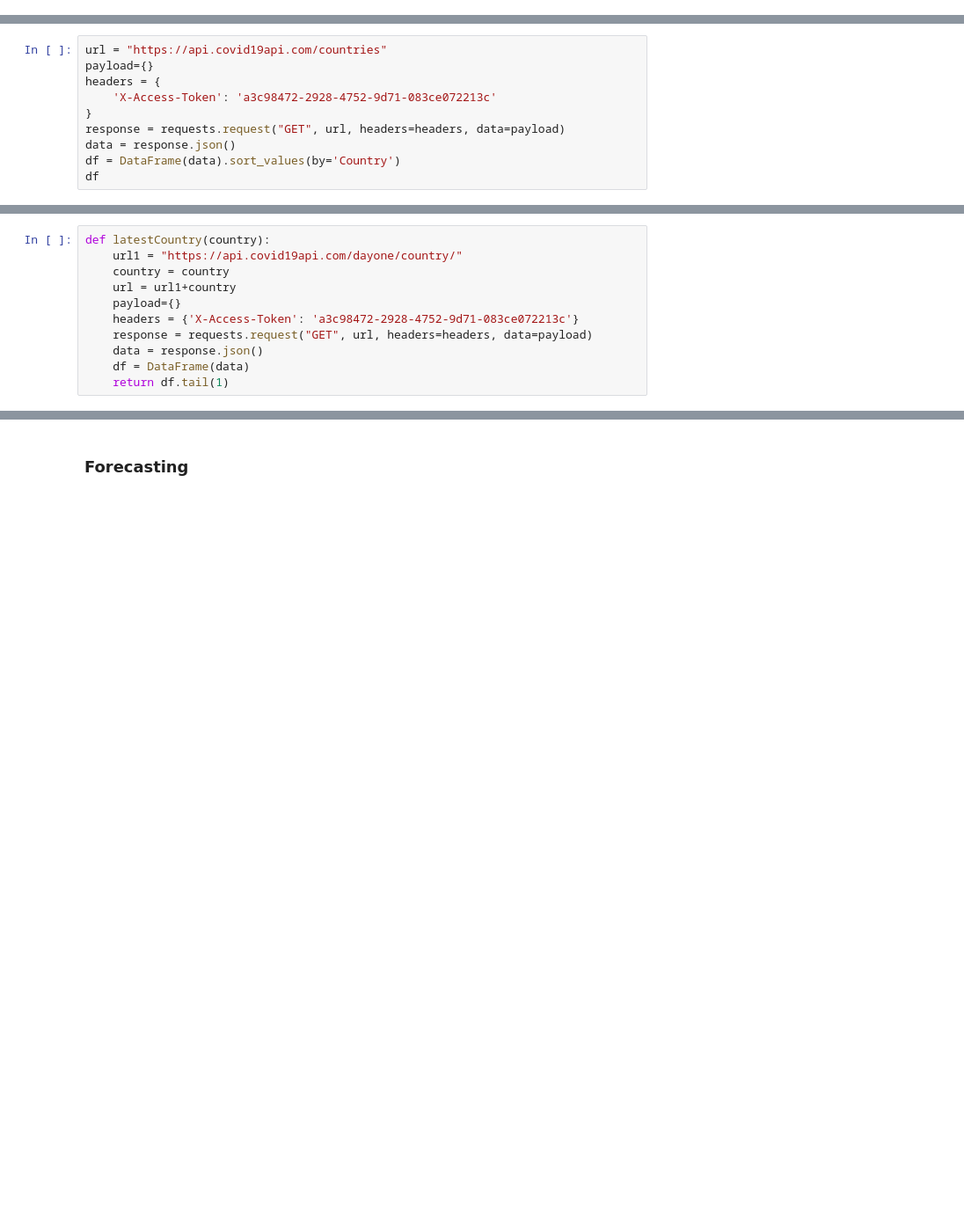
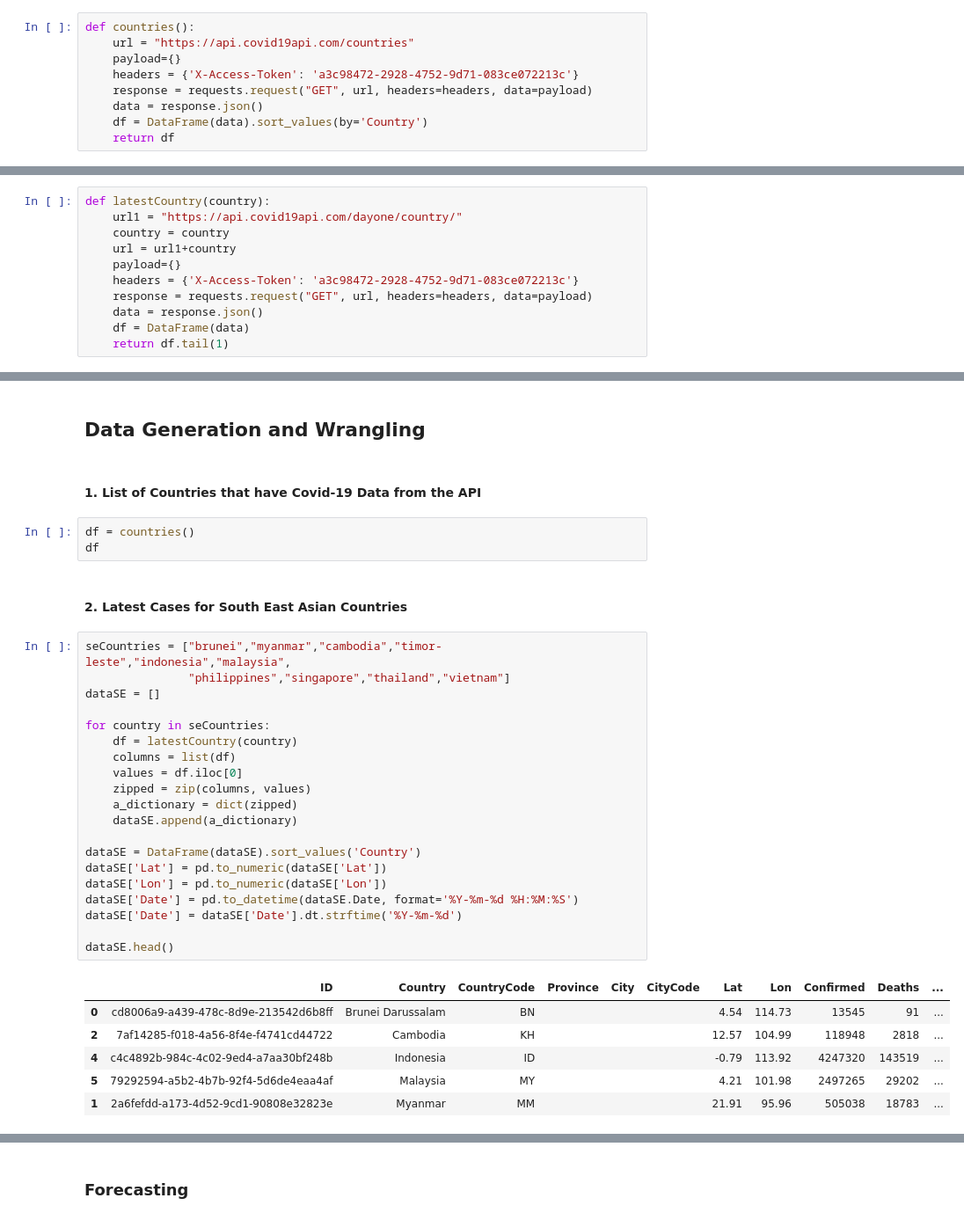
Before and after one commit to jerryendrina/535Practice, a Jupyter notebook: README.ipynb, the cells around one changed output, grey strips where cells are left out. Shown: that part at 88% size. Drawn from its saved outputs; the diff is of its cells as text; blank space fills up the shorter version.

```diff
--- a/README.ipynb
+++ b/README.ipynb
@@ -39,0 +40,9 @@ display(HTML("<style>.container { width:100% !important; }</style>"))
+# %%
+def countries():
+    url = "https://api.covid19api.com/countries"
+    payload={}
+    headers = {'X-Access-Token': 'a3c98472-2928-4752-9d71-083ce072213c'}
+    response = requests.request("GET", url, headers=headers, data=payload)
+    data = response.json()
+    df = DataFrame(data).sort_values(by='Country')
+    return df
@@ -53,10 +61,0 @@ def countryData(country):
-# %%
-url = "https://api.covid19api.com/countries"
-payload={}
-headers = {
-    'X-Access-Token': 'a3c98472-2928-4752-9d71-083ce072213c'
-}
-response = requests.request("GET", url, headers=headers, data=payload)
-data = response.json()
-df = DataFrame(data).sort_values(by='Country')
-df
@@ -254,0 +75,36 @@ fig.show()
+# %% [markdown]
+## Data Generation and  Wrangling
+# %% [markdown]
+#### 1. List of Countries that have Covid-19 Data from the API
+# %%
+df = countries()
+df
+# %% [markdown]
+#### 2. Latest Cases for South East Asian Countries
+# %%
+seCountries = ["brunei","myanmar","cambodia","timor-leste","indonesia","malaysia",
+               "philippines","singapore","thailand","vietnam"]
+dataSE = []
+
+for country in seCountries:
+    df = latestCountry(country)
+    columns = list(df)
+    values = df.iloc[0]
+    zipped = zip(columns, values)
+    a_dictionary = dict(zipped)
+    dataSE.append(a_dictionary)
+
+dataSE = DataFrame(dataSE).sort_values('Country')
+dataSE['Lat'] = pd.to_numeric(dataSE['Lat'])
+dataSE['Lon'] = pd.to_numeric(dataSE['Lon'])
+dataSE['Date'] = pd.to_datetime(dataSE.Date, format='%Y-%m-%d %H:%M:%S')
+dataSE['Date'] = dataSE['Date'].dt.strftime('%Y-%m-%d')
+
+dataSE.head()
+# %% [output]
+|  | ID | Country | CountryCode | Province | City | CityCode | Lat | Lon | Confirmed | Deaths | ... |
+| 0 | cd8006a9-a439-478c-8d9e-213542d6b8ff | Brunei Darussalam | BN |  |  |  | 4.54 | 114.73 | 13545 | 91 | ... |
+| 2 | 7af14285-f018-4a56-8f4e-f4741cd44722 | Cambodia | KH |  |  |  | 12.57 | 104.99 | 118948 | 2818 | ... |
+| 4 | c4c4892b-984c-4c02-9ed4-a7aa30bf248b | Indonesia | ID |  |  |  | -0.79 | 113.92 | 4247320 | 143519 | ... |
+| 5 | 79292594-a5b2-4b7b-92f4-5d6de4eaa4af | Malaysia | MY |  |  |  | 4.21 | 101.98 | 2497265 | 29202 | ... |
+| 1 | 2a6fefdd-a173-4d52-9cd1-90808e32823e | Myanmar | MM |  |  |  | 21.91 | 95.96 | 505038 | 18783 | ... |
```
Also changed, not shown: parts of 49 cells of this notebook.
